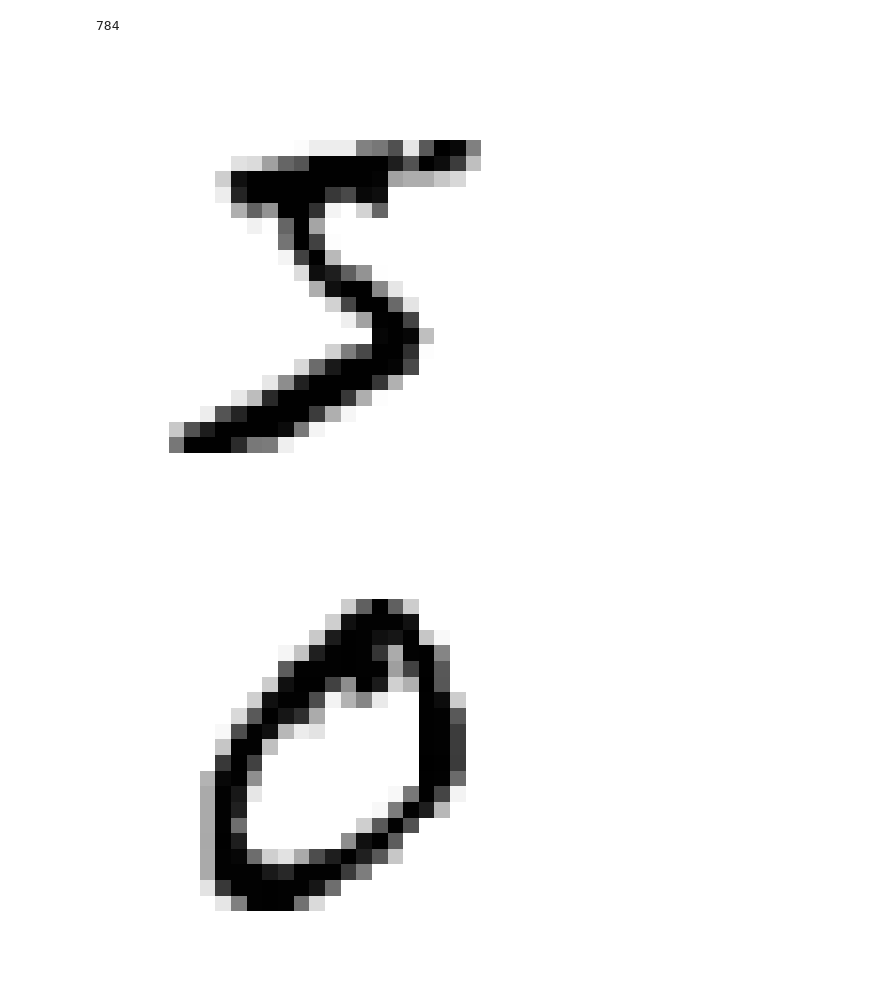
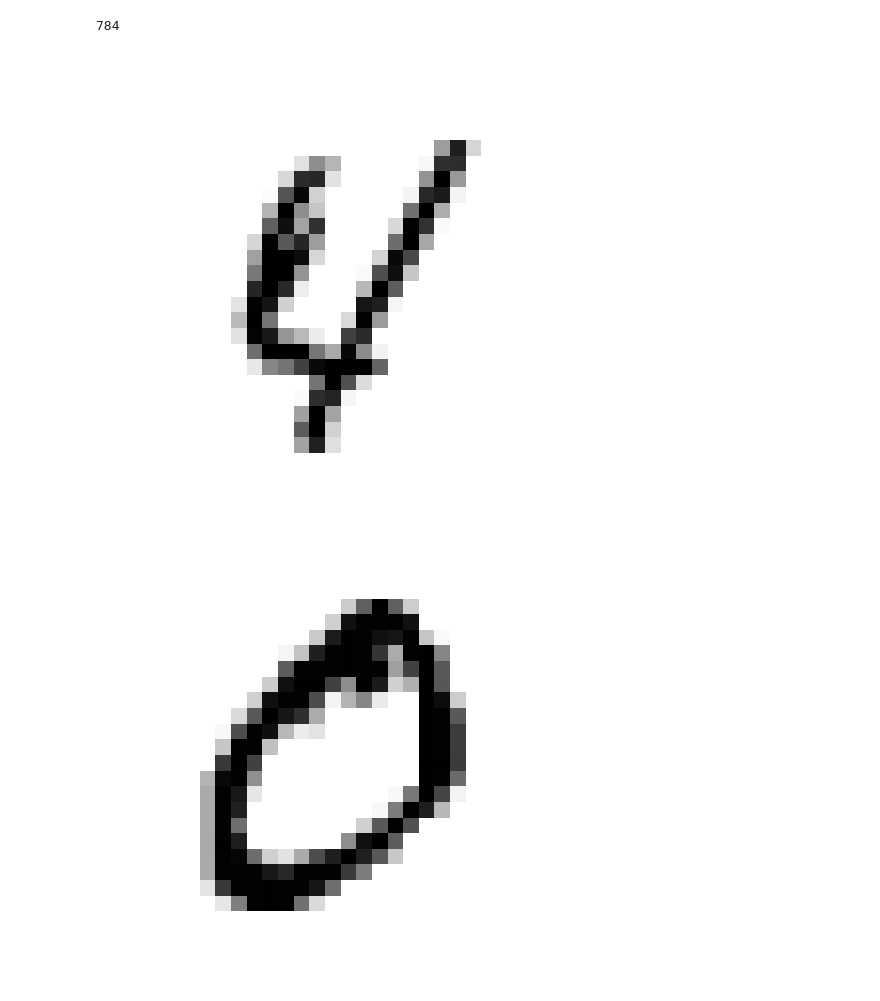
Before and after one commit to aaronkr-classroom/3-classification-starman1643, a Jupyter notebook: 03_classification.ipynb, the cells around one changed output. Saved outputs shown, nothing was run; the diff lists cells and outputs as text; code cells hidden in the pictures.

```diff
--- a/03_classification.ipynb
+++ b/03_classification.ipynb
@@ -107,17 +107,17 @@ y.shape
 # %%
 import matplotlib.pyplot as plt
 
 def plot_digit(image_data):
     image = image_data.reshape(28, 28) #784픽셀 벡터를 28*28 2차원 행렬로 변환
     plt.imshow(image, cmap="binary")
     plt.axis("off")
 
-some_digit = X[0]
+some_digit = X[700]
 plot_digit(some_digit)
 save_fig("some_digit_plot")  # 추가 코드
 plt.show()
 # %% [output]
-[figure, old version]
+[figure, new version]
 # %%
 some_digit = X[1]
 plot_digit(some_digit)
```
Also changed, not shown: parts of 38 cells of this notebook, 5 other files.
